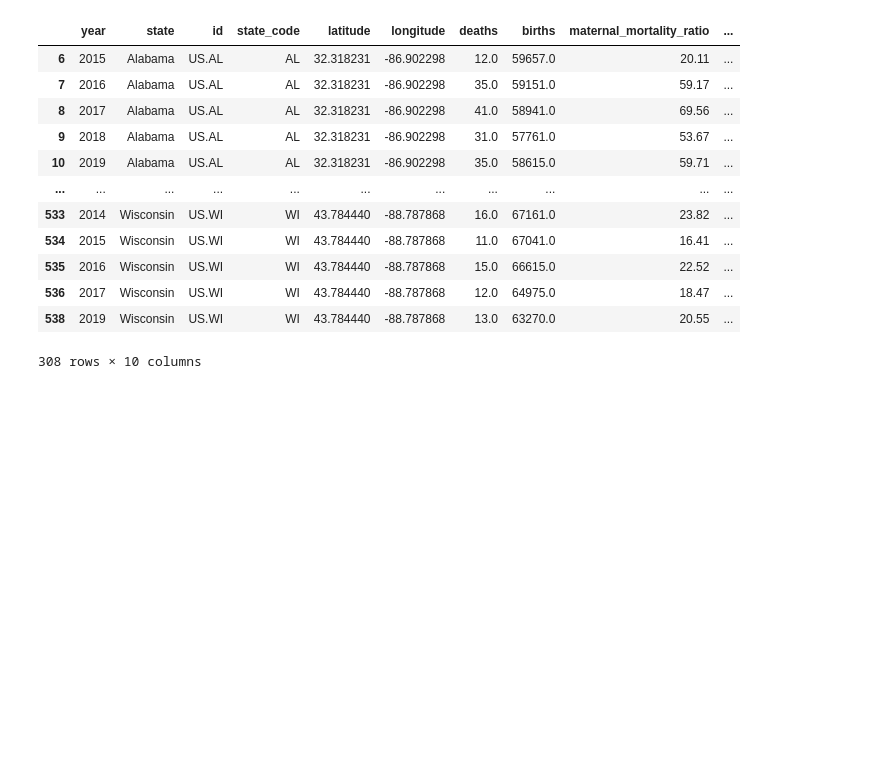
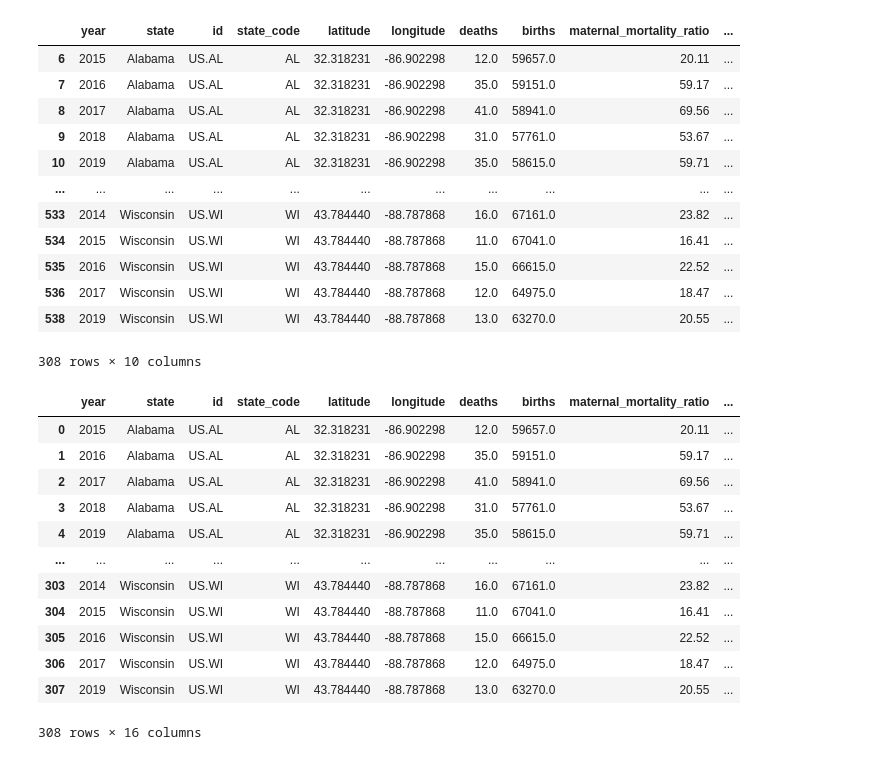
Before and after one commit to abpuccini/maternal-mortality-project, a Jupyter notebook: ETL/ETL-process/Non_Race_Combined.ipynb, the cells around one changed output. Saved outputs shown, nothing was run; the diff lists cells and outputs as text; code cells hidden in the pictures; blank space fills up the shorter version.

Commit message:
Combined df2

```diff
--- a/ETL/ETL-process/Non_Race_Combined.ipynb
+++ b/ETL/ETL-process/Non_Race_Combined.ipynb
@@ -138,3 +138,21 @@ combined_df1
 | 536 | 2017 | Wisconsin | US.WI | WI | 43.784440 | -88.787868 | 12.0 | 64975.0 | 18.47 | ... |
 | 538 | 2019 | Wisconsin | US.WI | WI | 43.784440 | -88.787868 | 13.0 | 63270.0 | 20.55 | ... |
 308 rows × 10 columns
+# %%
+# Combining the `combined_df1` to `US_Ins_df` on state` and `year` columns
+combined_df2 = pd.merge(combined_df1, US_Ins_df, how='inner', left_on=['state', 'year'], right_on=['state', 'year']).dropna()
+combined_df2
+# %% [output]
+|  | year | state | id | state_code | latitude | longitude | deaths | births | maternal_mortality_ratio | ... |
+| 0 | 2015 | Alabama | US.AL | AL | 32.318231 | -86.902298 | 12.0 | 59657.0 | 20.11 | ... |
+| 1 | 2016 | Alabama | US.AL | AL | 32.318231 | -86.902298 | 35.0 | 59151.0 | 59.17 | ... |
+| 2 | 2017 | Alabama | US.AL | AL | 32.318231 | -86.902298 | 41.0 | 58941.0 | 69.56 | ... |
+| 3 | 2018 | Alabama | US.AL | AL | 32.318231 | -86.902298 | 31.0 | 57761.0 | 53.67 | ... |
+| 4 | 2019 | Alabama | US.AL | AL | 32.318231 | -86.902298 | 35.0 | 58615.0 | 59.71 | ... |
+| ... | ... | ... | ... | ... | ... | ... | ... | ... | ... | ... |
+| 303 | 2014 | Wisconsin | US.WI | WI | 43.784440 | -88.787868 | 16.0 | 67161.0 | 23.82 | ... |
+| 304 | 2015 | Wisconsin | US.WI | WI | 43.784440 | -88.787868 | 11.0 | 67041.0 | 16.41 | ... |
+| 305 | 2016 | Wisconsin | US.WI | WI | 43.784440 | -88.787868 | 15.0 | 66615.0 | 22.52 | ... |
+| 306 | 2017 | Wisconsin | US.WI | WI | 43.784440 | -88.787868 | 12.0 | 64975.0 | 18.47 | ... |
+| 307 | 2019 | Wisconsin | US.WI | WI | 43.784440 | -88.787868 | 13.0 | 63270.0 | 20.55 | ... |
+308 rows × 16 columns
```
